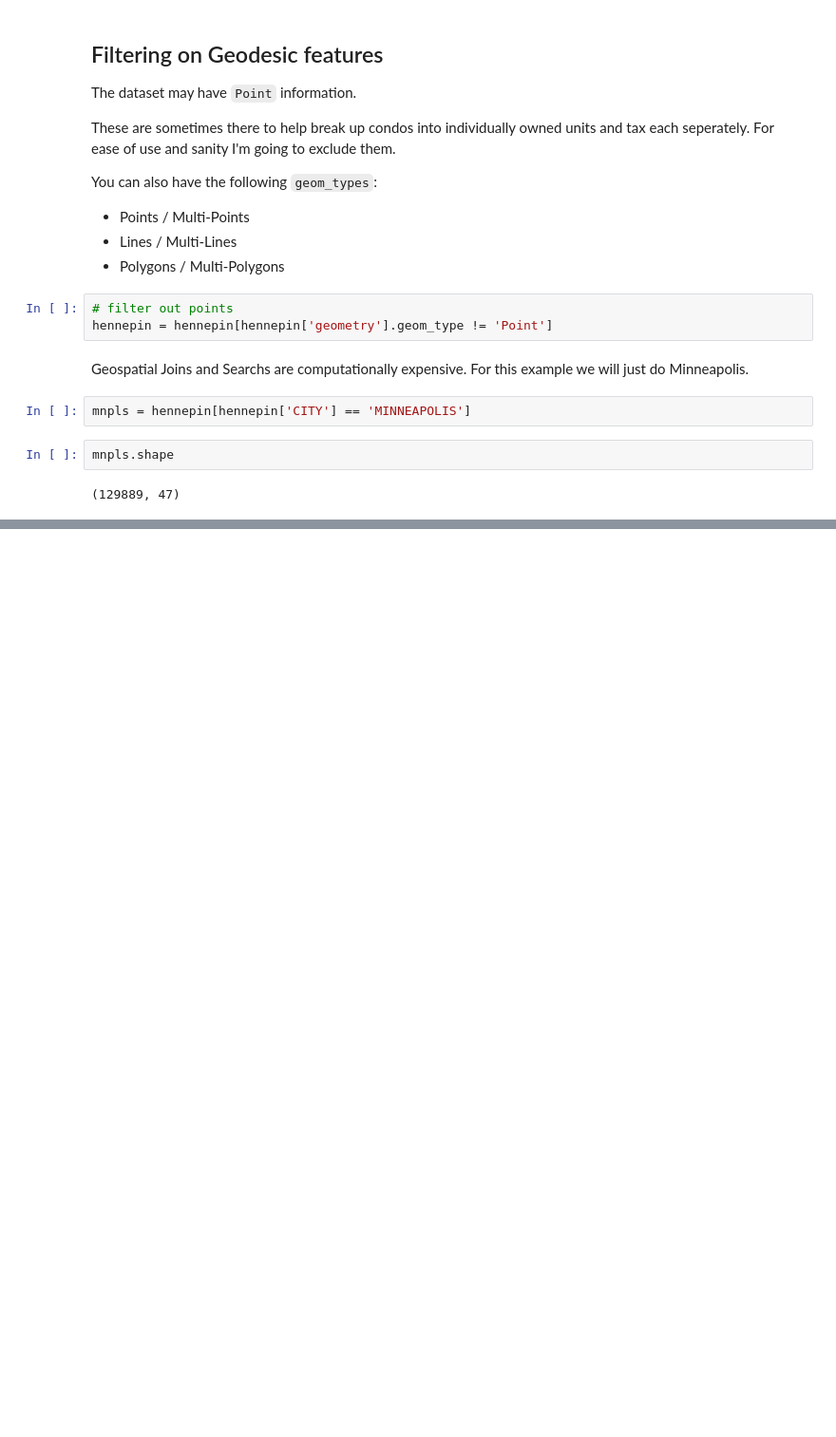
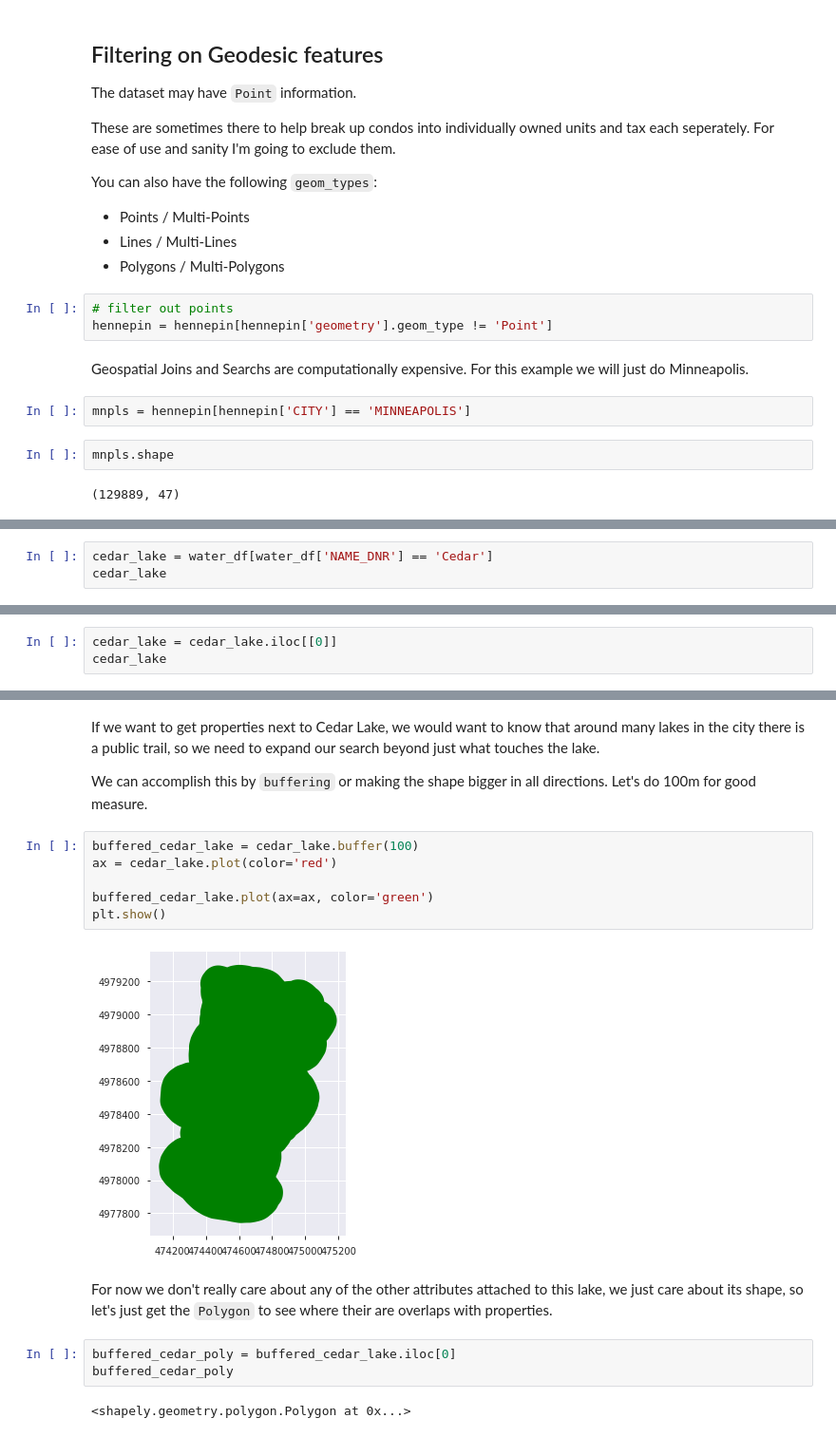
Before and after one commit to prabodhw96/Geospatial-Analysis, a Jupyter notebook: Geospatial Analysis.ipynb, the cells around one changed output, grey strips where cells are left out. Shown at 95% size. Cells and saved outputs as stored; diff of their text form; blank space fills up the shorter version.

```diff
--- a/Geospatial Analysis.ipynb
+++ b/Geospatial Analysis.ipynb
@@ -177,0 +224,3 @@ mnpls.shape
+# %%
+cedar_lake = water_df[water_df['NAME_DNR'] == 'Cedar']
+cedar_lake
@@ -177,0 +244,3 @@ mnpls.shape
+# %%
+cedar_lake = cedar_lake.iloc[[0]]
+cedar_lake
@@ -177,0 +251,19 @@ mnpls.shape
+# %% [markdown]
+If we want to get properties next to Cedar Lake, we would want to know that around many lakes in the city there is a public trail, so we need to expand our search beyond just what touches the lake.
+
+We can accomplish this by ``buffering`` or making the shape bigger in all directions. Let's do 100m for good measure.
+# %%
+buffered_cedar_lake = cedar_lake.buffer(100)
+ax = cedar_lake.plot(color='red')
+
+buffered_cedar_lake.plot(ax=ax, color='green')
+plt.show()
+# %% [output]
+[figure, added]
+# %% [markdown]
+For now we don't really care about any of the other attributes attached to this lake, we just care about its shape, so let's just get the ``Polygon`` to see where their are overlaps with properties.
+# %%
+buffered_cedar_poly = buffered_cedar_lake.iloc[0]
+buffered_cedar_poly
+# %% [output]
+<shapely.geometry.polygon.Polygon at 0x...>
```
Also changed, not shown: parts of 13 cells of this notebook.
